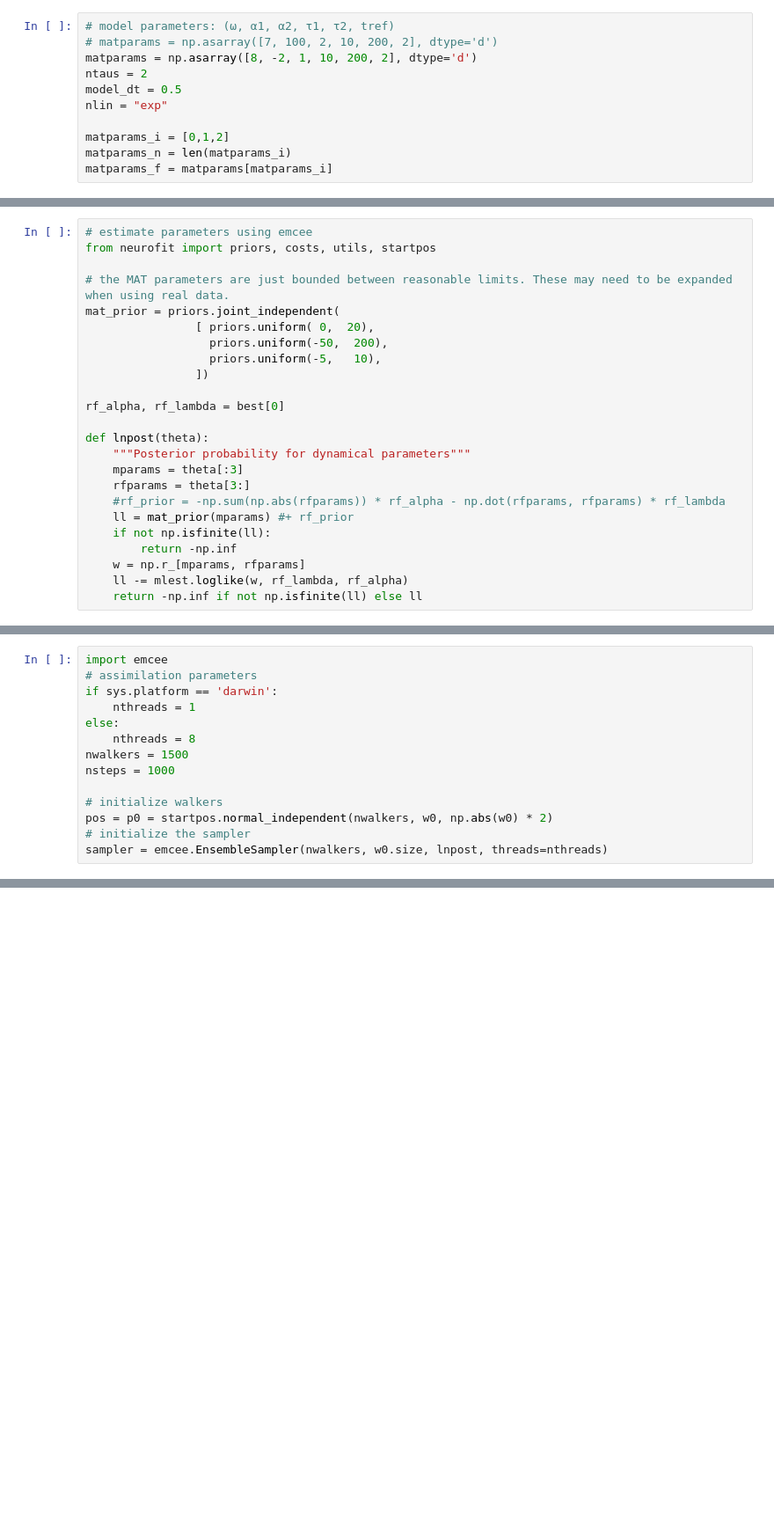
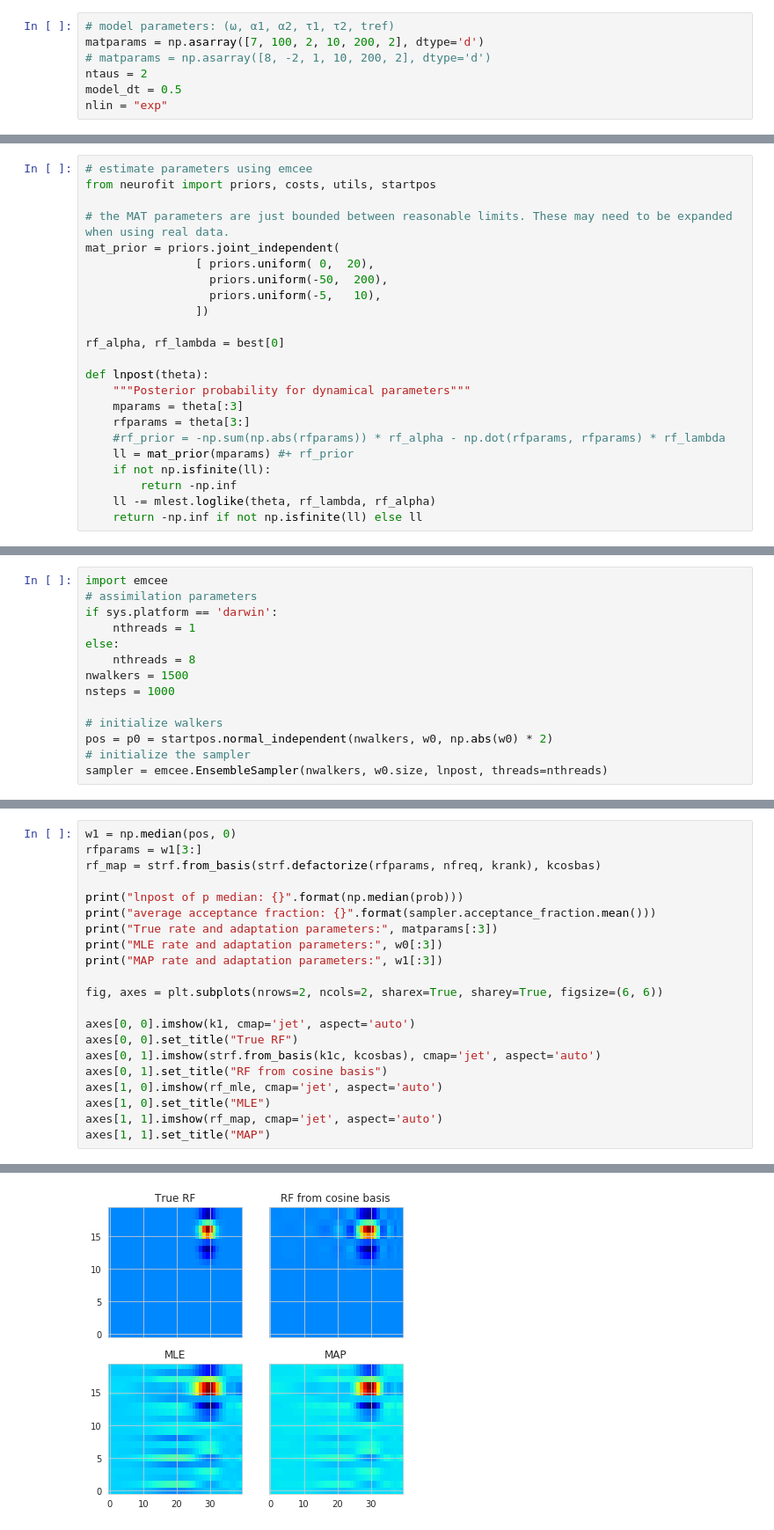
Before and after one commit to melizalab/dstrf, a Jupyter notebook: notebooks/glmat/glmat_2dbi_song_twin.ipynb, the cells around one changed output, grey strips where cells are left out. Shown at 88% size. Cells and saved outputs as stored; diff of their text form; blank space fills up the shorter version.

```diff
--- a/notebooks/glmat/glmat_2dbi_song_twin.ipynb
+++ b/notebooks/glmat/glmat_2dbi_song_twin.ipynb
@@ -28,12 +61,8 @@ The MAT model is governed by a small number of parameters: the spike threshold (
 # %%
 # model parameters: (ω, α1, α2, τ1, τ2, tref)
-# matparams = np.asarray([7, 100, 2, 10, 200, 2], dtype='d')
-matparams = np.asarray([8, -2, 1, 10, 200, 2], dtype='d')
+matparams = np.asarray([7, 100, 2, 10, 200, 2], dtype='d')
+# matparams = np.asarray([8, -2, 1, 10, 200, 2], dtype='d')
 ntaus = 2
 model_dt = 0.5
 nlin = "exp"
-
-matparams_i = [0,1,2]
-matparams_n = len(matparams_i)
-matparams_f = matparams[matparams_i]
 # %%
@@ -256,6 +319,5 @@ def lnpost(theta):
     ll = mat_prior(mparams) #+ rf_prior
     if not np.isfinite(ll):
         return -np.inf
-    w = np.r_[mparams, rfparams]
-    ll -= mlest.loglike(w, rf_lambda, rf_alpha)
+    ll -= mlest.loglike(theta, rf_lambda, rf_alpha)
     return -np.inf if not np.isfinite(ll) else ll
@@ -308,0 +365,22 @@ sns.heatmap(rf_map, cmap='jet')
+# %%
+w1 = np.median(pos, 0)
+rfparams = w1[3:]
+rf_map = strf.from_basis(strf.defactorize(rfparams, nfreq, krank), kcosbas)
+
+print("lnpost of p median: {}".format(np.median(prob)))
+print("average acceptance fraction: {}".format(sampler.acceptance_fraction.mean()))
+print("True rate and adaptation parameters:", matparams[:3])
+print("MLE rate and adaptation parameters:", w0[:3])
+print("MAP rate and adaptation parameters:", w1[:3])
+
+fig, axes = plt.subplots(nrows=2, ncols=2, sharex=True, sharey=True, figsize=(6, 6))
+
+axes[0, 0].imshow(k1, cmap='jet', aspect='auto')
+axes[0, 0].set_title("True RF")
+axes[0, 1].imshow(strf.from_basis(k1c, kcosbas), cmap='jet', aspect='auto')
+axes[0, 1].set_title("RF from cosine basis")
+axes[1, 0].imshow(rf_mle, cmap='jet', aspect='auto')
+axes[1, 0].set_title("MLE")
+axes[1, 1].imshow(rf_map, cmap='jet', aspect='auto')
+axes[1, 1].set_title("MAP")
+# %% [output]
@@ -309,3 +393,4 @@ sns.heatmap(rf_map, cmap='jet')
+[figure, added]
 # %%
 from corner import corner
 sns.set_style("whitegrid")
```
Also changed, not shown: parts of 28 cells of this notebook.
